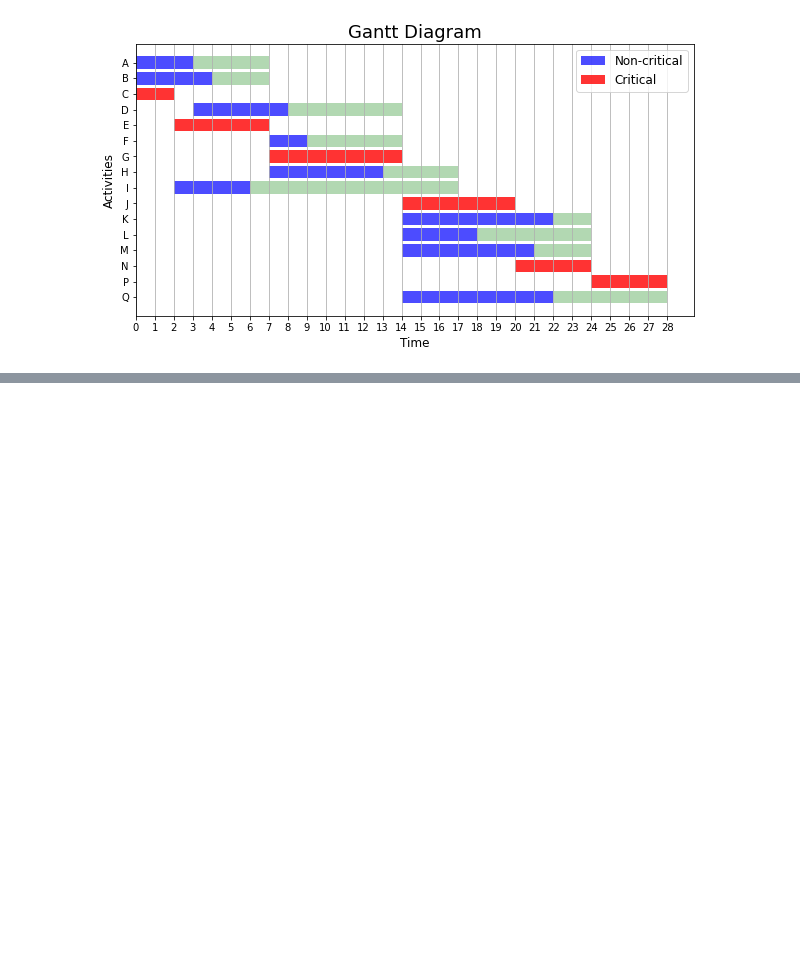
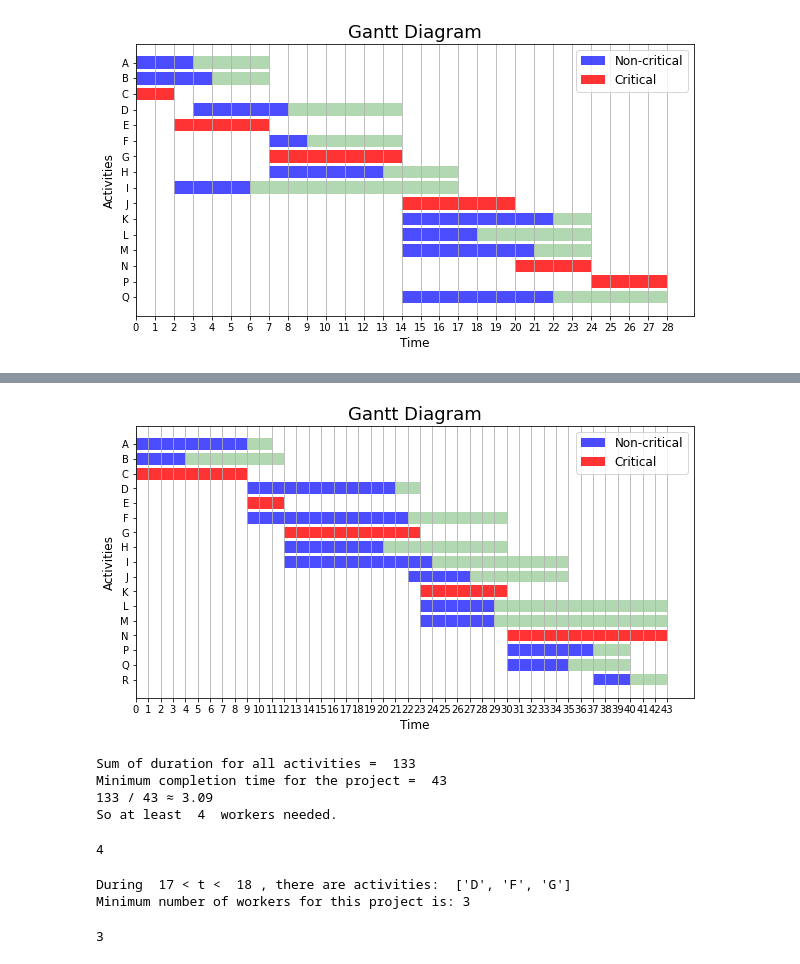
Before and after one commit to yuhao-yang-cy/sci-simulations, a Jupyter notebook: critical-path-network.ipynb, the cells around one changed output, grey strips where cells are left out. Drawn from its saved outputs; the diff is of its cells as text; code cells hidden in the pictures; blank space fills up the shorter version.

```diff
--- a/critical-path-network.ipynb
+++ b/critical-path-network.ipynb
@@ -205,16 +206,33 @@ class Network():
         plt.xlabel('Time', fontsize='large')
         plt.show()
 
-    def minimumWorkers(self):
+    def workersByCalc(self):
+        self.solve(False)
+        total = 0
+        for a in self:
+            total += a.duration
+        print('Sum of duration for all activities = ', total)
+        print('Minimum completion time for the project = ', self.completetime)
+        print(total, '/', self.completetime, '≈', round(total/self.completetime, 2))
+        print('So at least ', math.ceil(total/self.completetime), ' workers needed.')
+        return math.ceil(total/self.completetime)
+
+    def workersByGantt(self):
         self.solve(False)
         num = 0
+        s = 0
         for t in range(0, self.completetime):
             numCurrent = 0
+            p = []
             for a in self:
                 if t+0.5 > a.latetime - a.duration and t+0.5 < a.earlytime + a.duration:
                     numCurrent += 1
+                    p.append(a.aname)
             if numCurrent > num:
                 num = numCurrent
+                s = t
+                ongoing = p
+        print('During ', s, '< t < ', s+1, ', there are activities: ', ongoing)
         print('Minimum number of workers for this project is:', num)
         return num
 # %% [markdown]
@@ -335,0 +364,20 @@ Minimum number of workers for this project is: 4
+# %%
+k = Network()
+
+k.addActivity('A', 9, [])
+k.addActivity('B', 4, [])
+k.addActivity('C', 9, [])
+k.addActivity('D', 12, ['A'])
+k.addActivity('E', 3, ['C'])
+k.addActivity('F', 13, ['C'])
+k.addActivity('G', 11, ['A', 'B', 'E'])
+k.addActivity('H', 8, ['A', 'B', 'E'])
+k.addActivity('I', 12, ['A', 'B', 'E'])
+k.addActivity('J', 5, ['A', 'B', 'E', 'F'])
+k.addActivity('K', 7, ['D', 'G'])
+k.addActivity('L', 6, ['D', 'G'])
+k.addActivity('M', 6, ['D', 'G'])
+k.addActivity('N', 13, ['H', 'K'])
+k.addActivity('P', 7, ['H', 'K'])
+k.addActivity('Q', 5, ['H', 'K', 'I', 'J'])
+k.addActivity('R', 3, ['P', 'Q'])
@@ -335,0 +404,18 @@ Minimum number of workers for this project is: 4
+# %%
+k.gantt()
+# %% [output]
+[figure, added]
+# %%
+k.workersByCalc()
+# %% [output]
+Sum of duration for all activities =  133
+Minimum completion time for the project =  43
+133 / 43 ≈ 3.09
+So at least  4  workers needed.
+4
+# %%
+k.workersByGantt()
+# %% [output]
+During  17 < t <  18 , there are activities:  ['D', 'F', 'G']
+Minimum number of workers for this project is: 3
+3
```
Also changed, not shown: parts of 5 cells of this notebook.
